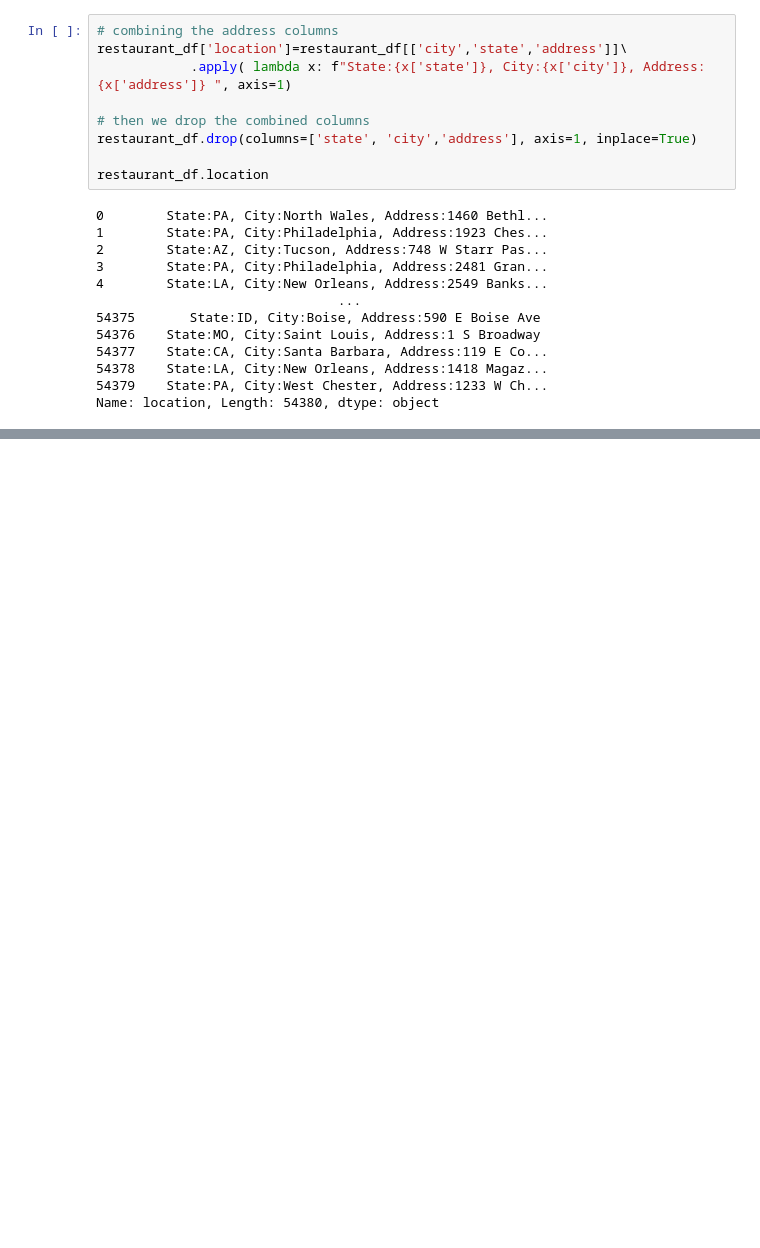
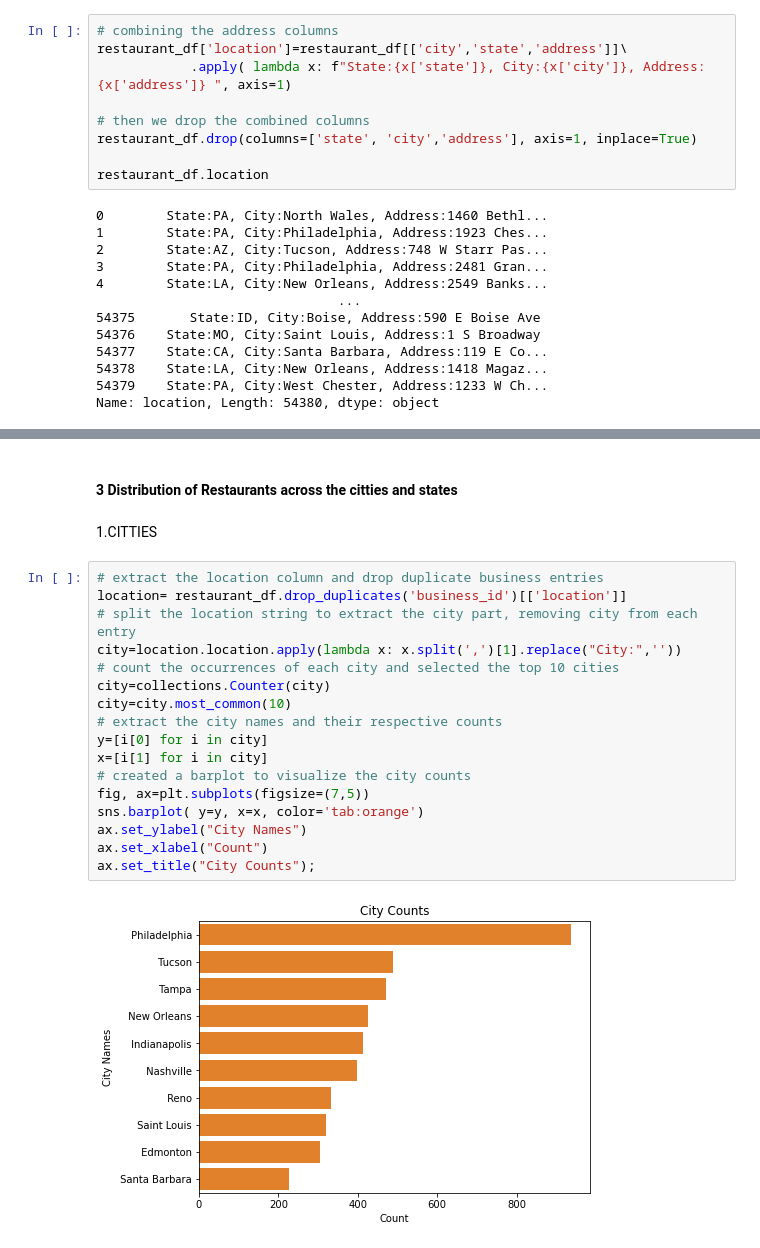
Before and after one commit to samuelMG1/PROJECT-F4-Savor-Space-restaurant-Recommendation-system-, a Jupyter notebook: PHASE_4_PROJECT ANDREW.ipynb, the cells around one changed output, grey strips where cells are left out. Cells and saved outputs as stored; diff of their text form; blank space fills up the shorter version.

```diff
--- a/PHASE_4_PROJECT ANDREW.ipynb
+++ b/PHASE_4_PROJECT ANDREW.ipynb
@@ -302,0 +507,23 @@ Name: location, Length: 54380, dtype: object
+# %% [markdown]
+#### 3 Distribution of Restaurants across the citties and states
+# %% [markdown]
+1.CITTIES
+# %%
+# extract the location column and drop duplicate business entries
+location= restaurant_df.drop_duplicates('business_id')[['location']]
+# split the location string to extract the city part, removing city from each entry
+city=location.location.apply(lambda x: x.split(',')[1].replace("City:",''))
+# count the occurrences of each city and selected the top 10 cities
+city=collections.Counter(city)
+city=city.most_common(10)
+# extract the city names and their respective counts
+y=[i[0] for i in city]
+x=[i[1] for i in city]
+# created a barplot to visualize the city counts
+fig, ax=plt.subplots(figsize=(7,5))
+sns.barplot( y=y, x=x, color='tab:orange')
+ax.set_ylabel("City Names")
+ax.set_xlabel("Count")
+ax.set_title("City Counts");
+# %% [output]
+[figure, added]
```
Also changed, not shown: parts of 50 cells of this notebook.
